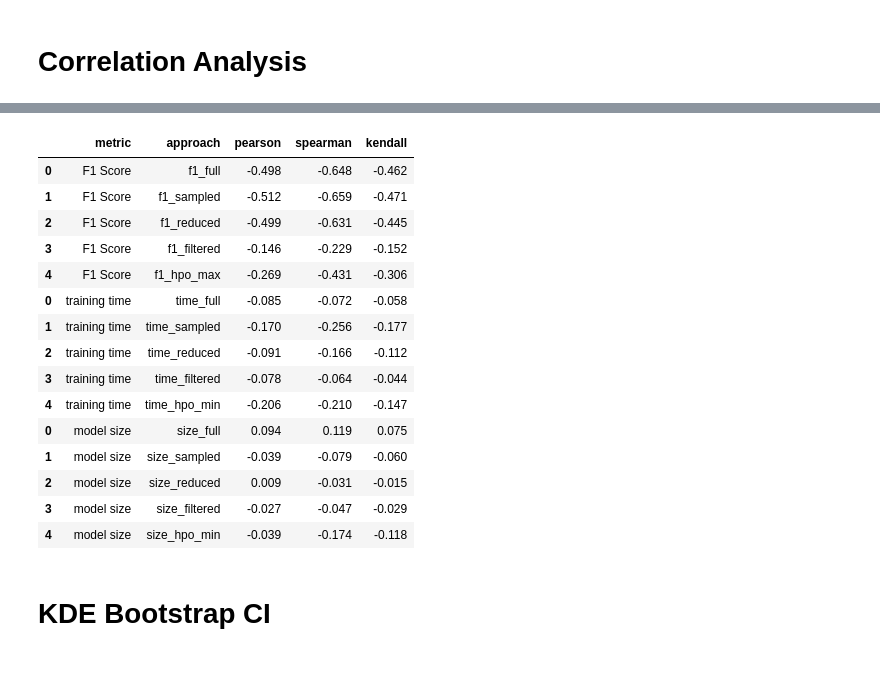
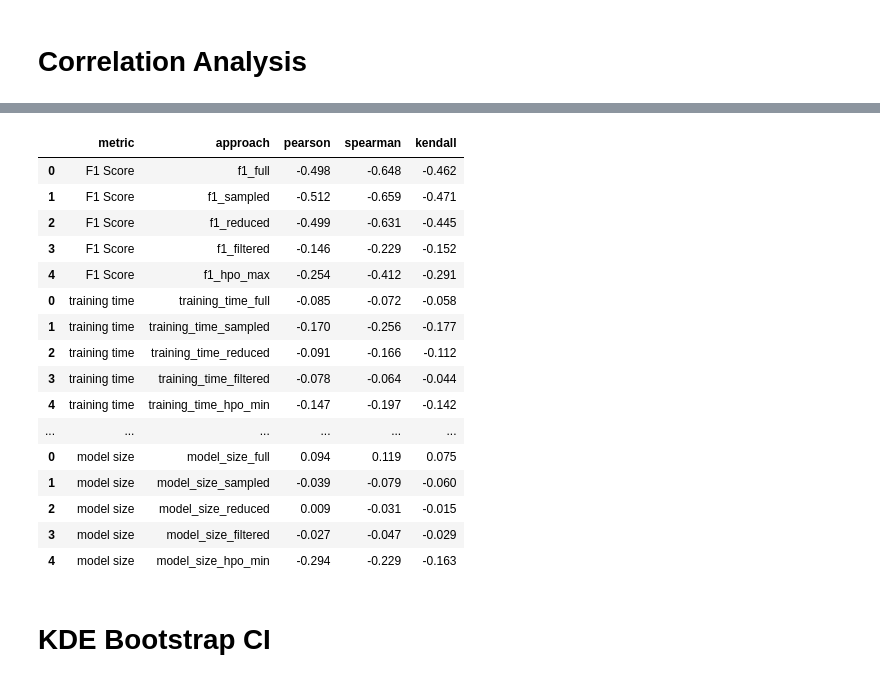
Before and after one commit to marcelovca90/ids-ml-gpu-benchmark, a Jupyter notebook: modules/evaluation/evaluator_parser.ipynb, the cells around one changed output, grey strips where cells are left out. Saved outputs shown, nothing was run; the diff lists cells and outputs as text; code cells hidden in the pictures.

```diff
--- a/modules/evaluation/evaluator_parser.ipynb
+++ b/modules/evaluation/evaluator_parser.ipynb
@@ -593,7 +585,7 @@ df_corr_all_f1
 # %%
 # Define target and metrics
 target_col = 'overall_difficulty'
-perf_cols_time = ['time_full', 'time_sampled', 'time_reduced', 'time_filtered', 'time_hpo_min']
+perf_cols_time = ['training_time_full', 'training_time_sampled', 'training_time_reduced', 'training_time_filtered', 'training_time_hpo_min']
 methods = ['pearson', 'spearman', 'kendall']
 
 # Ensure numeric types
@@ -628,0 +621,29 @@ df_corr_all_time
+# %%
+# Define target and metrics
+target_col = 'overall_difficulty'
+perf_cols_latency = ['latency_full', 'latency_sampled', 'latency_reduced', 'latency_filtered', 'latency_hpo_min']
+methods = ['pearson', 'spearman', 'kendall']
+
+# Ensure numeric types
+df_numeric = df_difficulty.copy()
+df_numeric[target_col] = df_numeric[target_col].astype(float)
+for col in perf_cols_latency:
+    df_numeric[col] = df_numeric[col].astype(float)
+
+# Compute all correlations into a dictionary
+corr_data = {}
+for method in methods:
+    corr = (
+        df_numeric[perf_cols_latency + [target_col]]
+        .corr(method=method)
+        .loc[perf_cols_latency, target_col]
+    )
+    corr_data[method] = corr
+
+# Combine into a single DataFrame
+df_corr_all_latency = pd.DataFrame(corr_data)
+df_corr_all_latency.index.name = 'approach'
+df_corr_all_latency.reset_index(inplace=True)
+df_corr_all_latency['metric'] = 'training latency'
+
+df_corr_all_latency
@@ -629,7 +657,7 @@ df_corr_all_time
 # %%
 # Define target and metrics
 target_col = 'overall_difficulty'
-perf_cols_size = ['size_full', 'size_sampled', 'size_reduced', 'size_filtered', 'size_hpo_min']
+perf_cols_size = ['model_size_full', 'model_size_sampled', 'model_size_reduced', 'model_size_filtered', 'model_size_hpo_min']
 methods = ['pearson', 'spearman', 'kendall']
 
 # Ensure numeric types
@@ -665,7 +693,7 @@ df_corr_all_size
 # %%
 col_order_corr = ['metric', 'approach', 'pearson', 'spearman', 'kendall']
 
-df_corr_all = pd.concat([df_corr_all_f1, df_corr_all_time, df_corr_all_size], axis='index')
+df_corr_all = pd.concat([df_corr_all_f1, df_corr_all_time, df_corr_all_latency, df_corr_all_size], axis='index')
 
 df_corr_all = df_corr_all[col_order_corr]
 
@@ -690,27 +719,28 @@ df_corr_all
 # %%
 df_corr_all = format_and_color_columns(df_corr_all)
 
-with open("tables/table_5.tex", "w") as f:
+with open("tables/table_6.tex", "w") as f:
     f.write(df_corr_all.to_string())
 
 df_corr_all
 # %% [output]
 |  | metric | approach | pearson | spearman | kendall |
 | 0 | F1 Score | f1_full | -0.498 | -0.648 | -0.462 |
 | 1 | F1 Score | f1_sampled | -0.512 | -0.659 | -0.471 |
 | 2 | F1 Score | f1_reduced | -0.499 | -0.631 | -0.445 |
 | 3 | F1 Score | f1_filtered | -0.146 | -0.229 | -0.152 |
-| 4 | F1 Score | f1_hpo_max | -0.269 | -0.431 | -0.306 |
-| 0 | training time | time_full | -0.085 | -0.072 | -0.058 |
-| 1 | training time | time_sampled | -0.170 | -0.256 | -0.177 |
-| 2 | training time | time_reduced | -0.091 | -0.166 | -0.112 |
-| 3 | training time | time_filtered | -0.078 | -0.064 | -0.044 |
-| 4 | training time | time_hpo_min | -0.206 | -0.210 | -0.147 |
-| 0 | model size | size_full | 0.094 | 0.119 | 0.075 |
-| 1 | model size | size_sampled | -0.039 | -0.079 | -0.060 |
-| 2 | model size | size_reduced | 0.009 | -0.031 | -0.015 |
-| 3 | model size | size_filtered | -0.027 | -0.047 | -0.029 |
-| 4 | model size | size_hpo_min | -0.039 | -0.174 | -0.118 |
+| 4 | F1 Score | f1_hpo_max | -0.254 | -0.412 | -0.291 |
+| 0 | training time | training_time_full | -0.085 | -0.072 | -0.058 |
+| 1 | training time | training_time_sampled | -0.170 | -0.256 | -0.177 |
+| 2 | training time | training_time_reduced | -0.091 | -0.166 | -0.112 |
+| 3 | training time | training_time_filtered | -0.078 | -0.064 | -0.044 |
+| 4 | training time | training_time_hpo_min | -0.147 | -0.197 | -0.142 |
+| ... | ... | ... | ... | ... | ... |
+| 0 | model size | model_size_full | 0.094 | 0.119 | 0.075 |
+| 1 | model size | model_size_sampled | -0.039 | -0.079 | -0.060 |
+| 2 | model size | model_size_reduced | 0.009 | -0.031 | -0.015 |
+| 3 | model size | model_size_filtered | -0.027 | -0.047 | -0.029 |
+| 4 | model size | model_size_hpo_min | -0.294 | -0.229 | -0.163 |
 # %% [markdown]
 # KDE Bootstrap CI
 # %%
```
Also changed, not shown: parts of 29 cells of this notebook, 18 other files.
